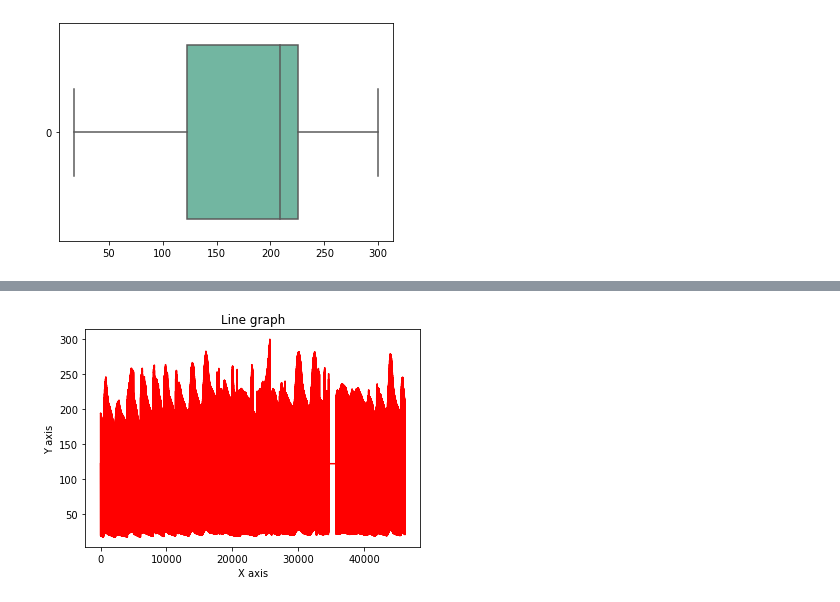
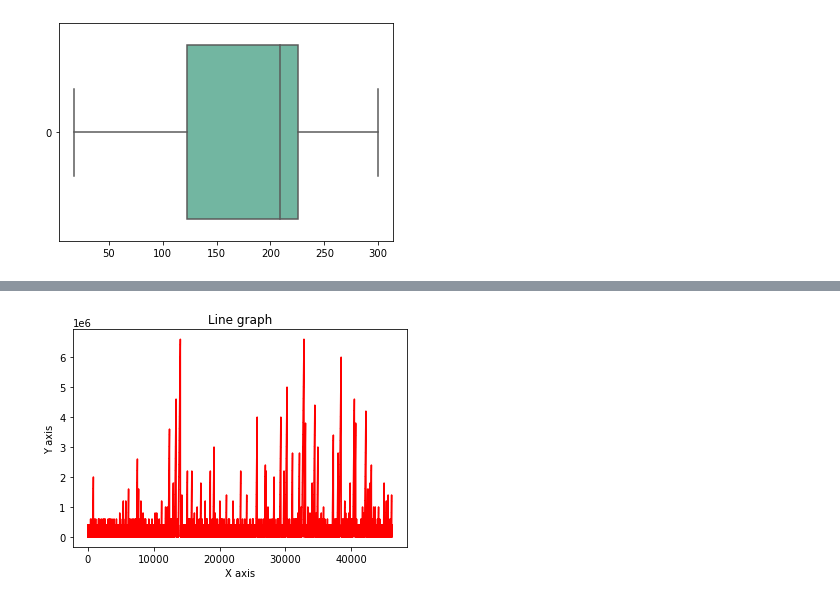
Before and after one commit to SilvaEngComp/Paper-SDN-ML-Algorithms, a Jupyter notebook: graphic_analisys.ipynb, the cells around one changed output, grey strips where cells are left out. Cells and saved outputs as stored; diff of their text form; code cells hidden in the pictures.

```diff
--- a/graphic_analisys.ipynb
+++ b/graphic_analisys.ipynb
@@ -93,8 +101,8 @@ ax.set_xticklabels(
 # %%
 plt.title("Line graph")
 plt.xlabel("X axis")
 plt.ylabel("Y axis")
-plt.plot(np.arange(len(df.temperature)), df.temperature, color ="red")
+plt.plot(np.arange(len(df.delay)), df.delay, color ="red")
 plt.show()
 # %% [output]
-[figure, old version]
+[figure, new version]
```
Also changed, not shown: parts of 14 cells of this notebook, 3 other files.
